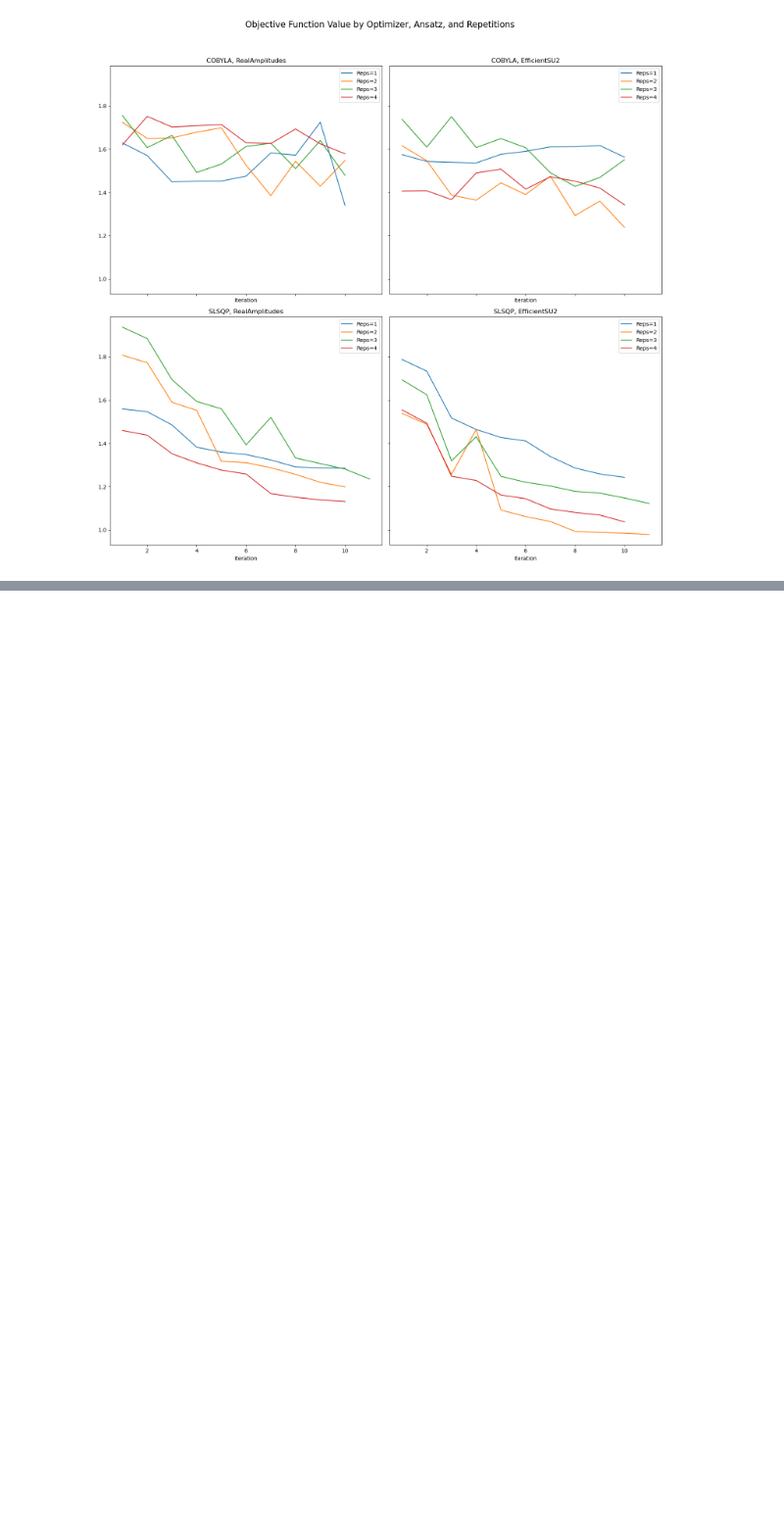
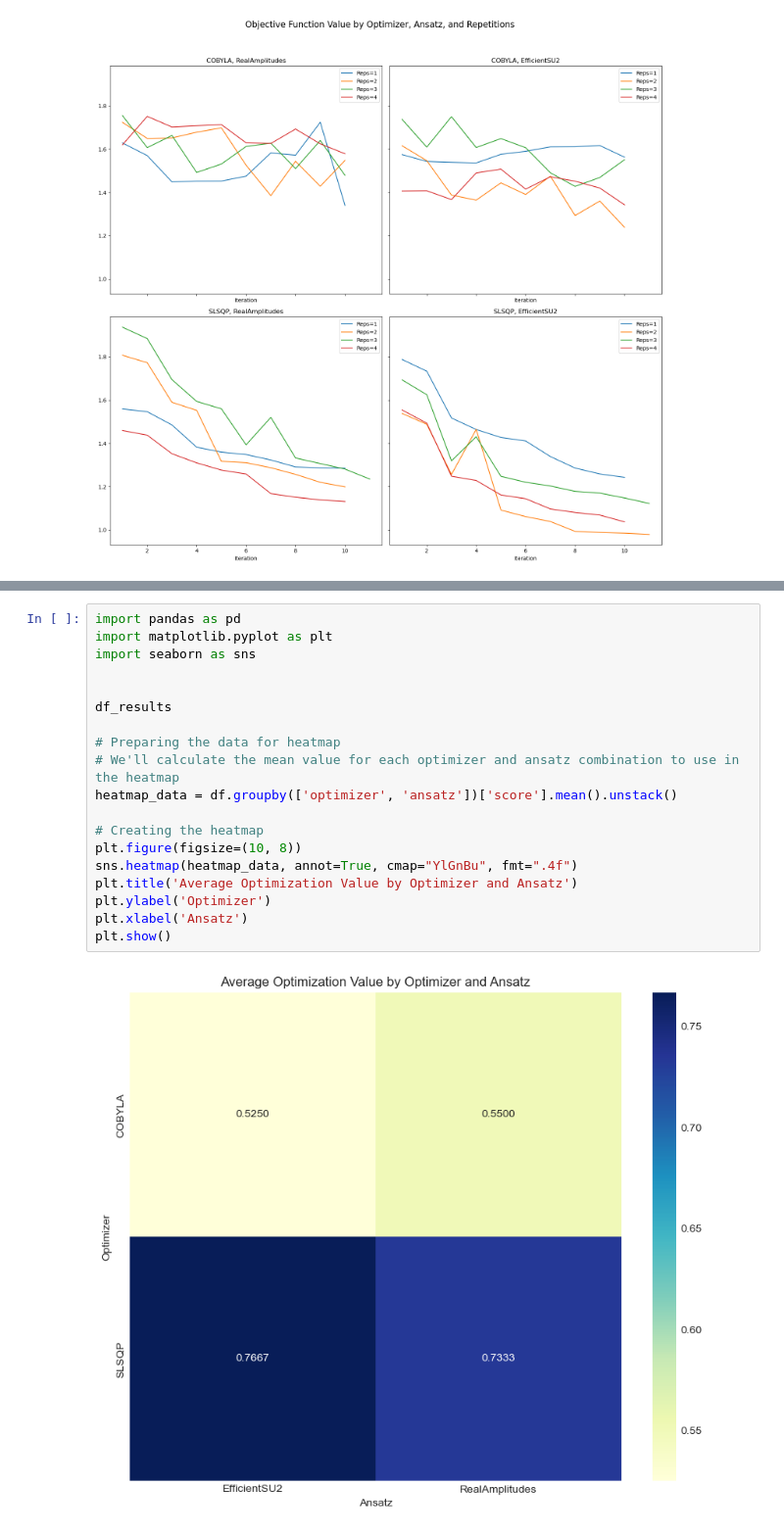
Before and after one commit to LukePower01/ml-to-qml, a Jupyter notebook: optimal-ansatz-opimzer.ipynb, the cells around one changed output, grey strips where cells are left out. Shown at 98% size. Drawn from its saved outputs; the diff is of its cells as text; blank space fills up the shorter version.

```diff
--- a/optimal-ansatz-opimzer.ipynb
+++ b/optimal-ansatz-opimzer.ipynb
@@ -260,0 +237,21 @@ TypeError: bar() missing 1 required positional argument: 'height'
+# %%
+import pandas as pd
+import matplotlib.pyplot as plt
+import seaborn as sns
+
+
+df_results
+
+# Preparing the data for heatmap
+# We'll calculate the mean value for each optimizer and ansatz combination to use in the heatmap
+heatmap_data = df.groupby(['optimizer', 'ansatz'])['score'].mean().unstack()
+
+# Creating the heatmap
+plt.figure(figsize=(10, 8))
+sns.heatmap(heatmap_data, annot=True, cmap="YlGnBu", fmt=".4f")
+plt.title('Average Optimization Value by Optimizer and Ansatz')
+plt.ylabel('Optimizer')
+plt.xlabel('Ansatz')
+plt.show()
+# %% [output]
+[figure, added]
```
Also changed, not shown: parts of 9 cells of this notebook, 2 other files.
